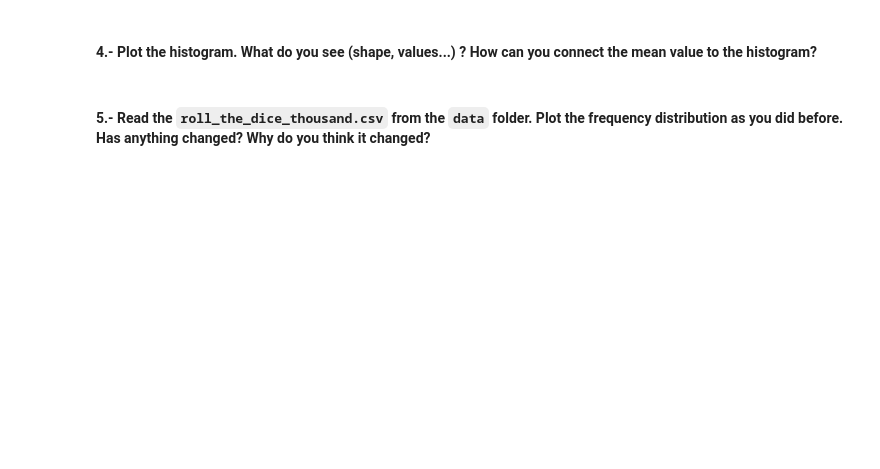
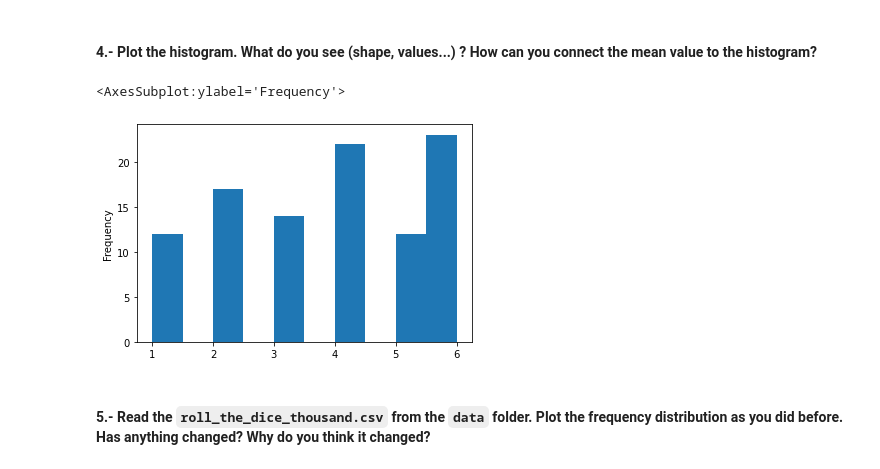
Before and after one commit to Malvagfr/dataptmad1121_labs, a Jupyter notebook: module-2/understanding-descriptive-stats/your-code/main.ipynb, the cells around one changed output. Cells and saved outputs as stored; diff of their text form; code cells hidden in the pictures; blank space fills up the shorter version.

```diff
--- a/module-2/understanding-descriptive-stats/your-code/main.ipynb
+++ b/module-2/understanding-descriptive-stats/your-code/main.ipynb
@@ -178,3 +207,7 @@ your comments here
 #### 4.- Plot the histogram. What do you see (shape, values...) ? How can you connect the mean value to the histogram?
 # %%
 # your code here
+roll_the_dice_hundred_sorted['value'].plot.hist()
+# %% [output]
+<AxesSubplot:ylabel='Frequency'>
+[figure, added]
```
Also changed, not shown: parts of 69 cells of this notebook.
